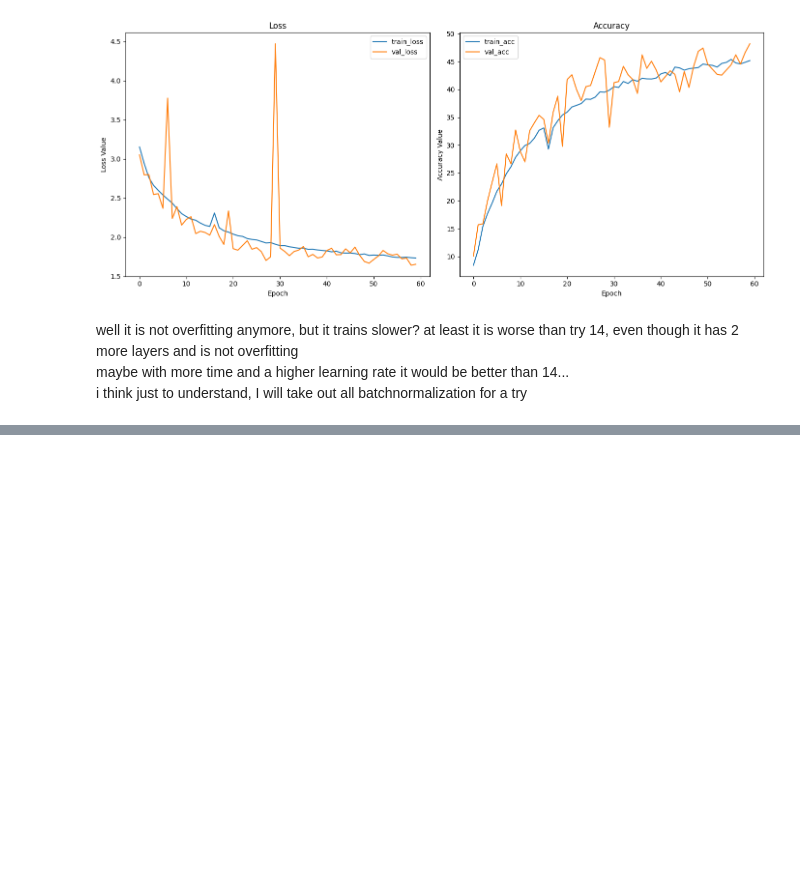
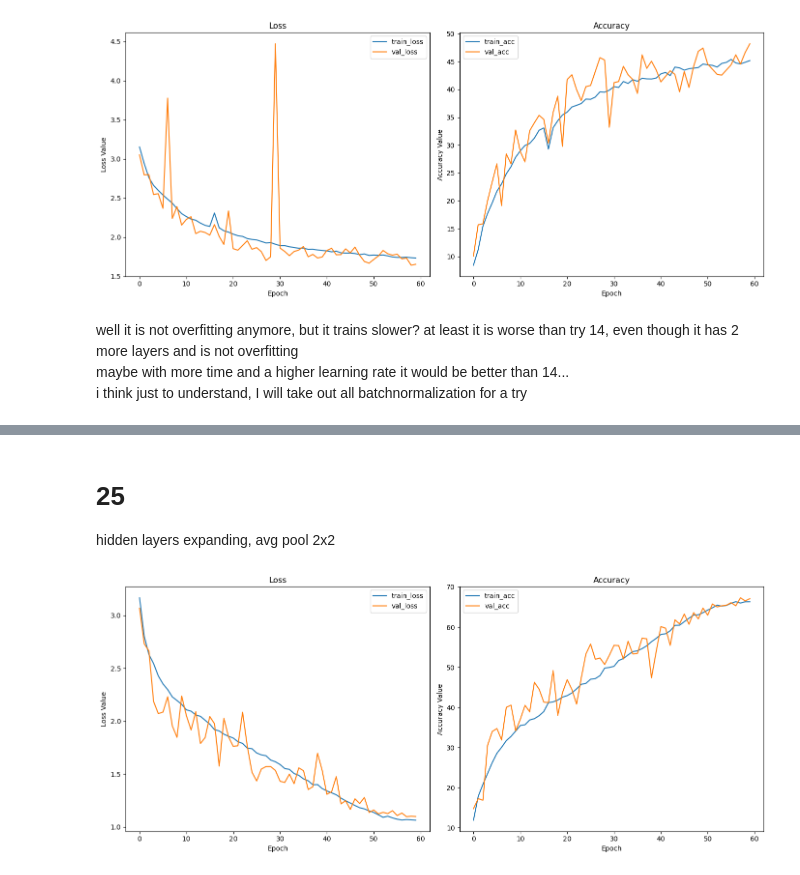
Before and after one commit to Anton123567/DL_UPC, a Jupyter notebook: results_all/Deep Learning Assignment.ipynb, the cells around one changed output, grey strips where cells are left out. Saved outputs shown, nothing was run; the diff lists cells and outputs as text; code cells hidden in the pictures; blank space fills up the shorter version.

```diff
--- a/results_all/Deep Learning Assignment.ipynb
+++ b/results_all/Deep Learning Assignment.ipynb
@@ -797,0 +831,8 @@ plot_res('results21.csv')
+# %% [markdown]
+# 25
+
+hidden layers expanding, avg pool 2x2
+# %%
+plot_res('results25.csv')
+# %% [output]
+[figure, added]
```
Also changed, not shown: parts of 29 cells of this notebook, 8 other files.
